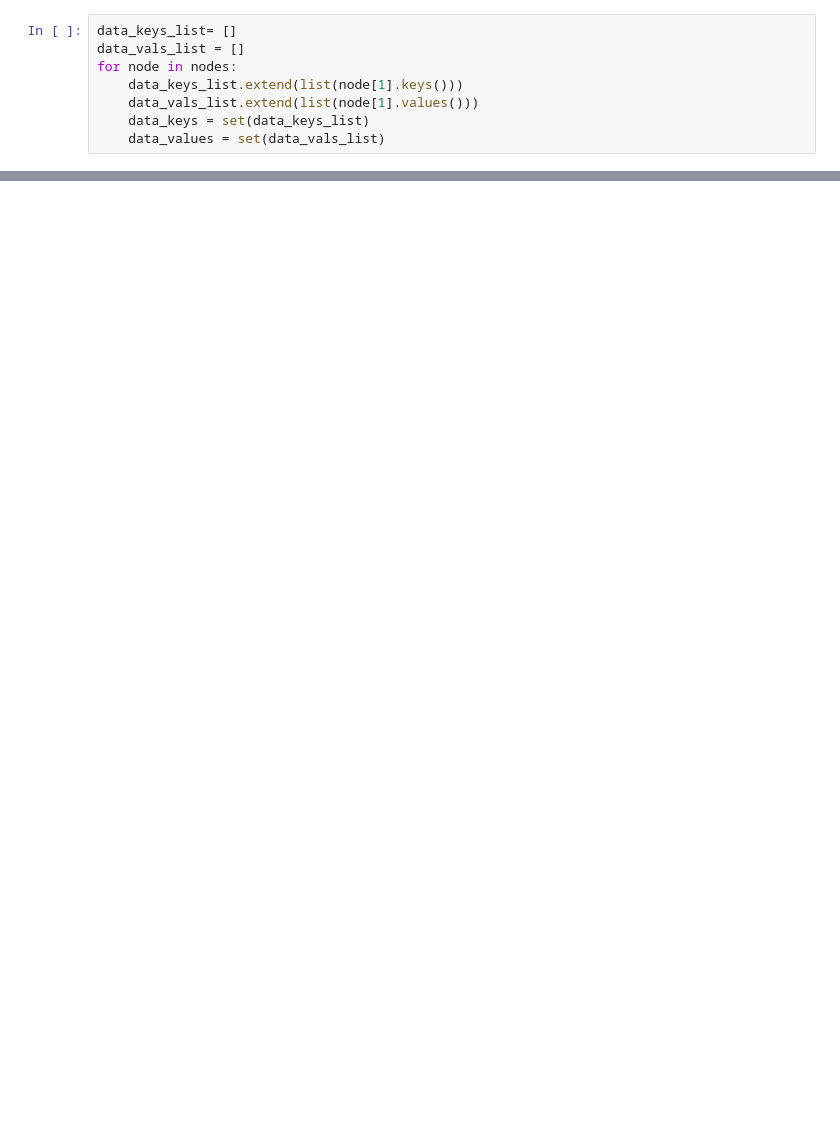
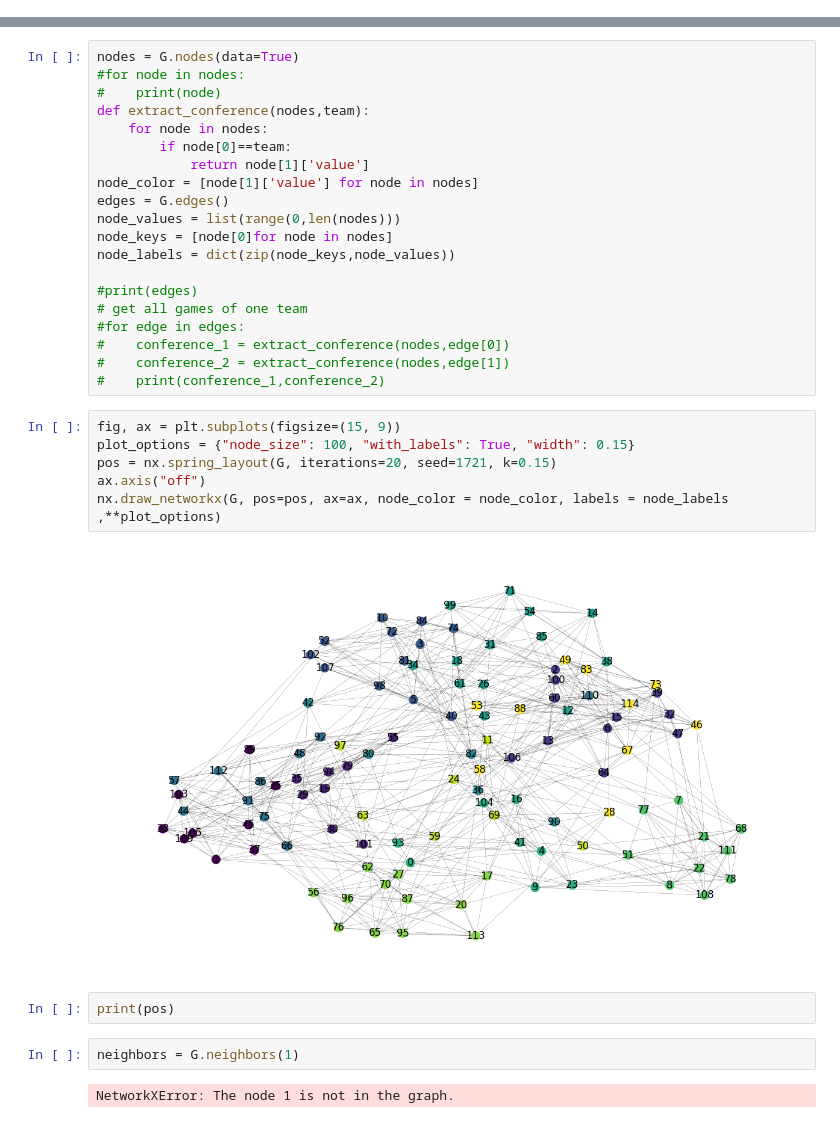
Before and after one commit to Florian2Richter/GraphViz, a Jupyter notebook: Scripts/playground.ipynb, the cells around one changed output, grey strips where cells are left out. Cells and saved outputs as stored; diff of their text form; blank space fills up the shorter version.

```diff
--- a/Scripts/playground.ipynb
+++ b/Scripts/playground.ipynb
@@ -6,8 +0,0 @@ nodes = G.nodes(data=True)
-# %%
-data_keys_list= []
-data_vals_list = []
-for node in nodes:
-    data_keys_list.extend(list(node[1].keys()))
-    data_vals_list.extend(list(node[1].values()))
-    data_keys = set(data_keys_list)
-    data_values = set(data_vals_list)
@@ -37,0 +36,34 @@ test = [d.items() for d in my_list]
+# %%
+nodes = G.nodes(data=True)
+#for node in nodes:
+#    print(node)
+def extract_conference(nodes,team):
+    for node in nodes:
+        if node[0]==team:
+            return node[1]['value']
+node_color = [node[1]['value'] for node in nodes]
+edges = G.edges()
+node_values = list(range(0,len(nodes)))
+node_keys = [node[0]for node in nodes]
+node_labels = dict(zip(node_keys,node_values))
+
+#print(edges)
+# get all games of one team
+#for edge in edges:
+#    conference_1 = extract_conference(nodes,edge[0])
+#    conference_2 = extract_conference(nodes,edge[1])
+#    print(conference_1,conference_2)
+# %%
+fig, ax = plt.subplots(figsize=(15, 9))
+plot_options = {"node_size": 100, "with_labels": True, "width": 0.15}
+pos = nx.spring_layout(G, iterations=20, seed=1721, k=0.15)
+ax.axis("off")
+nx.draw_networkx(G, pos=pos, ax=ax, node_color = node_color, labels = node_labels ,**plot_options)
+# %% [output]
+[figure, added]
+# %%
+print(pos)
+# %%
+neighbors = G.neighbors(1)
+# %% [output]
+NetworkXError: The node 1 is not in the graph.
```
Also changed, not shown: parts of 11 cells of this notebook, 2 other files.
